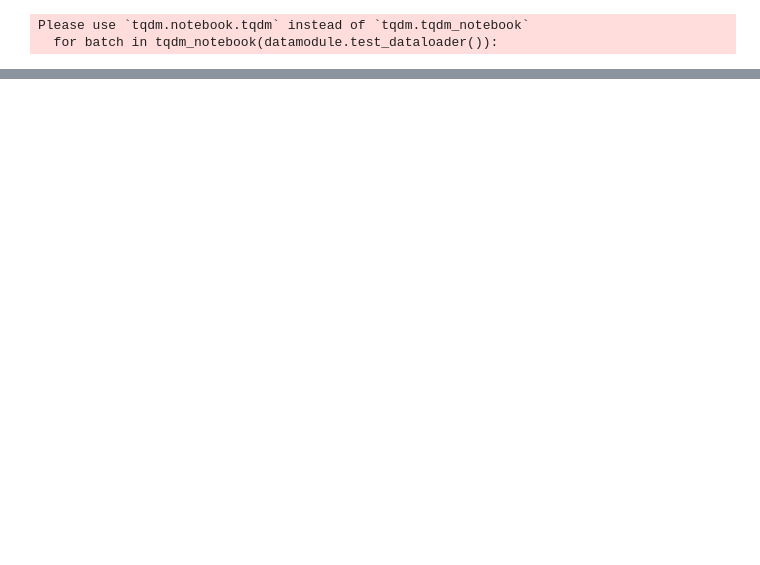
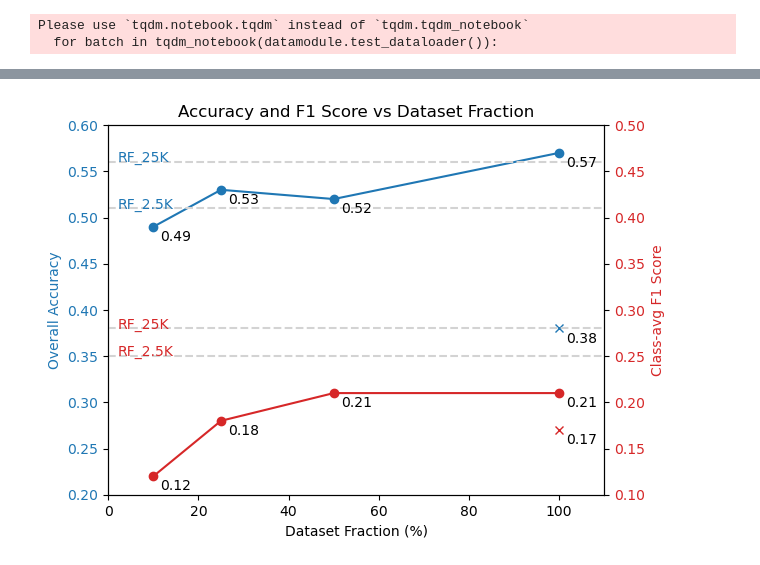
Before and after one commit to ridvansalihkuzu/representlib, a Jupyter notebook: notebooks/UC2_MoCo.ipynb, the cells around one changed output, grey strips where cells are left out. Cells and saved outputs as stored; diff of their text form; code cells hidden in the pictures; blank space fills up the shorter version.

```diff
--- a/notebooks/UC2_MoCo.ipynb
+++ b/notebooks/UC2_MoCo.ipynb
@@ -220,0 +223,68 @@ tensor([4, 4, 4, 4, 4, 4, 3, 4, 4, 9, 5, 4, 4, 4, 4, 4, 5, 5, 5, 5, 3, 3, 3, 3,
+# %%
+import matplotlib.pyplot as plt
+
+dset = [100, 50, 25, 10]
+f1 = [0.21, 0.21, 0.18, 0.12]
+acc = [0.57, 0.52, 0.53, 0.49]
+
+fig, ax1 = plt.subplots()
+
+# Set the title of the plot
+plt.title('Accuracy and F1 Score vs Dataset Fraction')
+
+color = 'tab:blue'
+ax1.set_xlabel('Dataset Fraction (%)')
+ax1.set_ylabel('Overall Accuracy', color=color)
+ax1.plot(dset, acc, 'o-', color=color)
+ax1.tick_params(axis='y', labelcolor=color)
+
+
+ax1.plot([0, 110], [0.56, 0.56], color='lightgrey', linestyle='--')
+ax1.annotate('RF_25K', xy=(0, 0.375), xytext=(2, 0.56), color=color)
+
+# ax1.plot([0, 110], [0.53, 0.53], color='lightgrey', linestyle='--')
+# ax1.annotate('RF_10K', xy=(0, 0.375), xytext=(-13, 0.53))
+
+ax1.plot([0, 110], [0.51, 0.51], color='lightgrey', linestyle='--')
+ax1.annotate('RF_2.5K', xy=(0, 0.375), xytext=(2, 0.51), color=color)
+
+ax1.plot(100, 0.38, 'x', color=color)
+ax1.annotate('0.38', (100, 0.38), xytext=(5,-10), textcoords='offset points')
+
+# Annotate each point with its y value
+for i, txt in enumerate(acc):
+#     ax1.annotate(txt, (dset[i], acc[i]))
+    ax1.annotate(txt, (dset[i], acc[i]), xytext=(5,-10), textcoords='offset points')
+
+# Set the x-axis limits
+ax1.set_xlim([0, 110])
+ax1.set_ylim([0.2, 0.6])
+
+ax2 = ax1.twinx()
+ax2.set_ylim([0.1, 0.5])
+
+
+color = 'tab:red'
+ax2.set_ylabel('Class-avg F1 Score', color=color)
+ax2.plot(dset, f1, 'o-', color=color)
+ax2.tick_params(axis='y', labelcolor=color)
+
+ax2.plot(100, 0.17, 'x', color=color)
+ax2.annotate('0.17', (100, 0.17), xytext=(5,-10), textcoords='offset points')
+
+ax2.plot([0, 110], [0.28, 0.28], color='lightgrey', linestyle='--')
+ax2.annotate('RF_25K', xy=(0, 0.375), xytext=(2, 0.28), color=color)
+
+# ax2.plot([0, 110], [0.27, 0.27], color='lightgrey', linestyle='--')
+# ax2.annotate('RF_10K', xy=(0, 0.375), xytext=(90, 0.27))
+
+ax2.plot([0, 110], [0.25, 0.25], color='lightgrey', linestyle='--')
+ax2.annotate('RF_2.5K', xy=(0, 0.375), xytext=(2, 0.25), color=color)
+
+# Annotate each point with its y value
+for i, txt in enumerate(f1):
+    ax2.annotate(txt, (dset[i], f1[i]), xytext=(5,-10), textcoords='offset points')
+
+plt.show()
+# %% [output]
+[figure, added]
```
Also changed, not shown: parts of 9 cells of this notebook, 2 other files.
